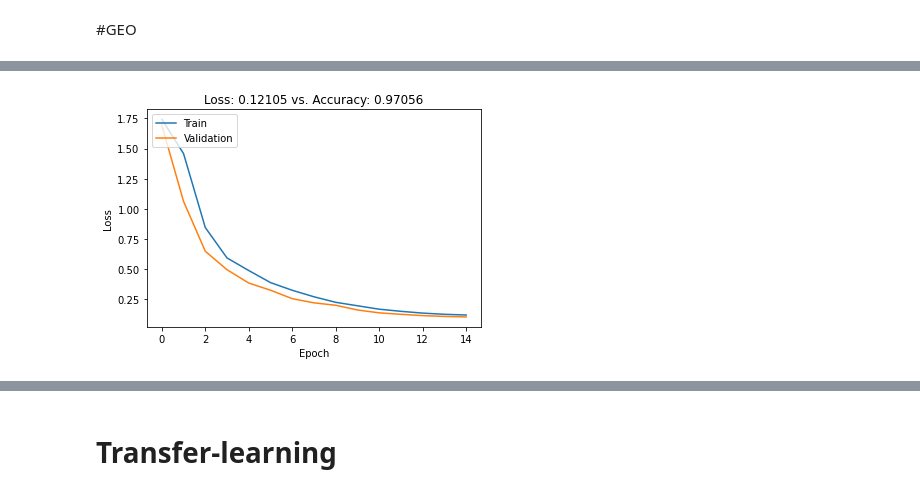
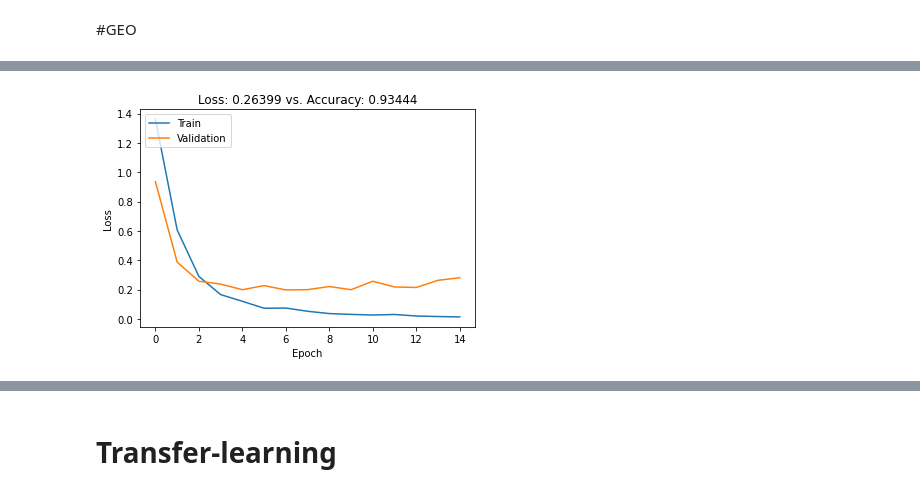
Before and after one commit to fsilvestrim/thesis, a Jupyter notebook: Geo_Cam.ipynb, the cells around one changed output, grey strips where cells are left out. Cells and saved outputs as stored; diff of their text form; code cells hidden in the pictures.

```diff
--- a/Geo_Cam.ipynb
+++ b/Geo_Cam.ipynb
@@ -270,20 +278,19 @@ def create_geo_model(name, input_shape, num_classes):
 
           layers.Conv2D(filters=32, kernel_size=(3, 3), padding="same", activation="relu"),
           # layers.MaxPooling2D(pool_size=(2, 2), strides=(2,2)),
-
+          layers.Dropout(0.4),
           layers.Conv2D(filters=64, kernel_size=(3, 3), padding="same", activation="relu"),
-
           # layers.MaxPooling2D(pool_size=(2, 2), strides=(2,2)),
-          layers.Dropout(0.3),
 
           layers.Conv2D(filters=128, kernel_size=(3, 3), padding="same", activation="relu"),
-          layers.GlobalAveragePooling2D(),
-
+          # layers.GlobalAveragePooling2D(),
+          layers.Flatten(),
           layers.Dense(num_classes, activation="softmax"),
       ]
   )
 
-  model.compile(loss="categorical_crossentropy", optimizer="adam", metrics=["accuracy"])
+  opt = keras.optimizers.Adam(learning_rate=0.001)
+  model.compile(loss="categorical_crossentropy", optimizer=opt, metrics=["accuracy"])
 
   return model
 # %%
@@ -294,7 +301,7 @@ model_geo = create_geo_model("geocam", (28, 28, 1), len(dataset[2]))
 # model_geo, history_geo = load_model("geo")
 
 start_time = time.clock()
-history_geo = model_geo.fit(geo_train[0], geo_train[1], batch_size=128, epochs=15, validation_split=0.1)
+history_geo = model_geo.fit(geo_train[0], geo_train[1], batch_size=128, epochs=15, validation_split=0.25)
 print("Training took: %.2f seconds" % (time.clock() - start_time))
 # save_model(model_geo, history_geo, "geo")
 
@@ -329,6 +336,6 @@ Trainable params: 93,446
 Non-trainable params: 0
 _________________________________________________________________
-[figure, old version]
+[figure, new version]
 # %%
 image, truth, prediction, _ = get_prediction(model_geo, geo_test)
 show_prediction(image, truth, prediction, dataset[2])
```
Also changed, not shown: parts of 22 cells of this notebook.
